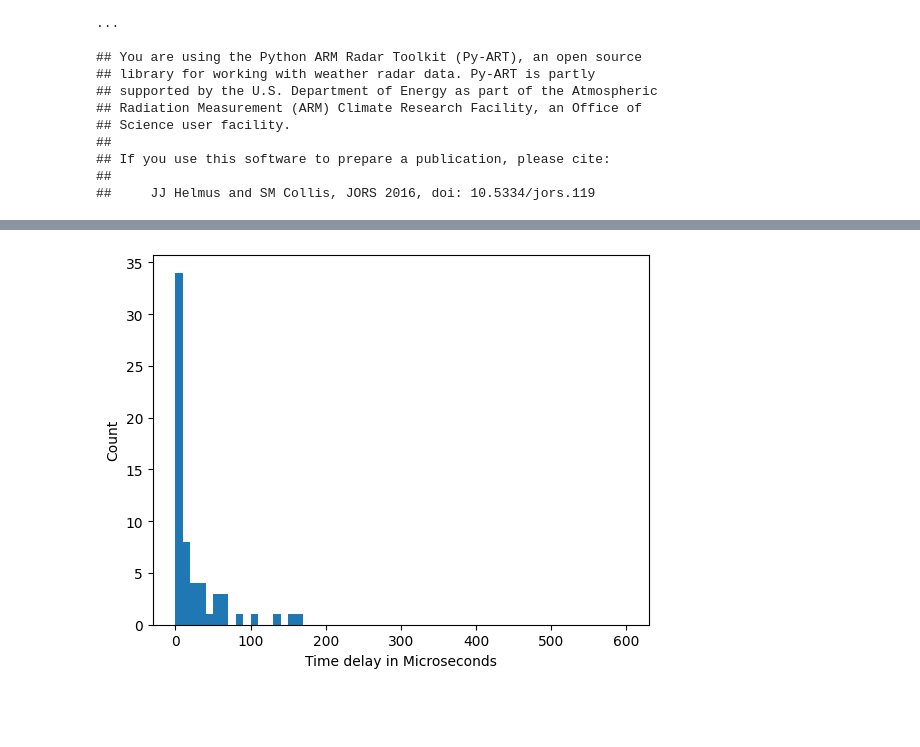
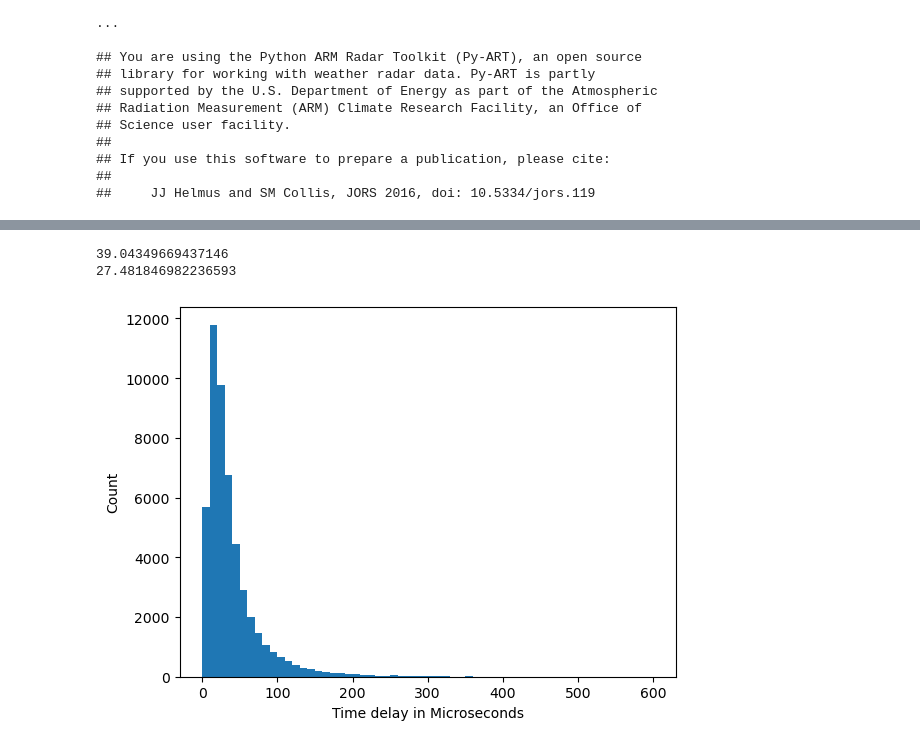
Before and after one commit to kelcyno/PYMC, a Jupyter notebook: KNB_mc_model_3dCOMMAS.ipynb, the cells around one changed output, grey strips where cells are left out. Cells and saved outputs as stored; diff of their text form; code cells hidden in the pictures; blank space fills up the shorter version.

```diff
--- a/KNB_mc_model_3dCOMMAS.ipynb
+++ b/KNB_mc_model_3dCOMMAS.ipynb
@@ -767,30 +767,35 @@ pt2 = ax.scatter(20e3,20e3,marker = 'o' ,color = 'red',s = 25.0)
 # %%
 #Evaluate the time delay the photons experienced between emission and exiting the cloud or absorption
-tdelay = out[:,-1]/constants.c
+# tdelay = out[:,-1]/constants.c
+tdelay = newdist/constants.c
+print(np.nanmean(tdelay)*1e6)
+print(np.median(tdelay)*1e6)
 # tdelay*(10**(6))
 import matplotlib.pyplot as plt
 import numpy as np
 fig, axs = plt.subplots(1)#, sharey=True, tight_layout=True)
 
 # We can set the number of bins with the *bins* keyword argument.
-axs.hist(tdelay[i]*(10**(6)),bins = [0,10,20,30,40,50,60,70,80,90,100,110,120,130,140,150,160,170,180,190,200,
+axs.hist(tdelay*(10**(6)),bins = [0,10,20,30,40,50,60,70,80,90,100,110,120,130,140,150,160,170,180,190,200,
                                   210,220,230,240,250,260,270,280,290,300,310,320,330,340,350,360,370,380,390,400,
                                   410,420,430,440,450,460,470,480,490,500,510,520,530,540,550,560,570,580,590,600])
 # axs[1].hist(dist2, bins=n_bins)
 axs.set_xlabel('Time delay in Microseconds')
 axs.set_ylabel('Count')
 
 plt.show()
 
 
 # plt.hist(tdelay*(10**(6)),bins = [0,10,20,30,40,50,60,70,80,90,100,110,120,130,140,150,160,170,180,190,200,
 #                                   210,220,230,240,250,260,270,280,290,300,310,320,330,340,350,360,370,380,390,400,
 #                                   410,420,430,440,450,460,470,480,490,500,510,520,530,540,550,560,570,580,590,600])
 # plt.show()
 
 #Alternative version using plt.hist
 # plt.hist(((out[:,-1]/constants.c)*1e6)
 #          , bins = [1,5,10,20,30,40,50,75,100,125,150,175,200,225,250,275,300,325,350,400,450,475,500,
 #                   525,550,575,600,625,650,675,700,725,750,775,800,825,850,875,900,925,950,975,1000,1100,1200,1300,1400,1500,1600,1700,1800,1900,2000])
 # %% [output]
+39.04349669437146
+27.481846982236593
-[figure, old version]
+[figure, new version]
```
Also changed, not shown: parts of 29 cells of this notebook.
